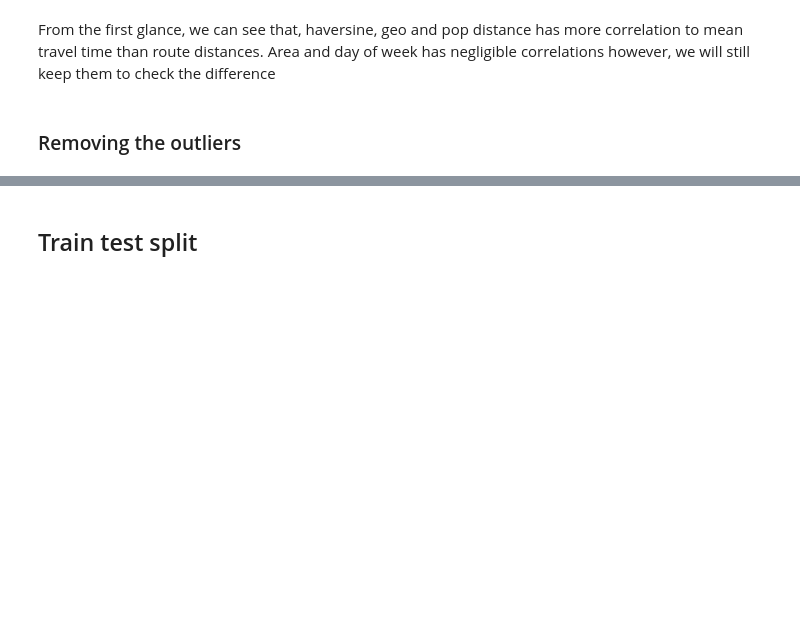
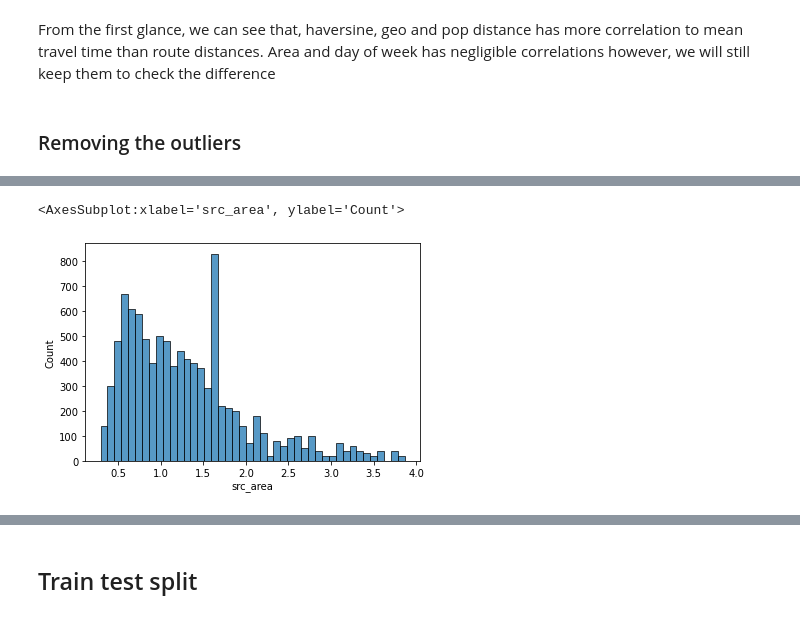
Before and after one commit to aliyusifov99/mec-ds-competition, a Jupyter notebook: Elnur/model-orderly.ipynb, the cells around one changed output, grey strips where cells are left out. Saved outputs shown, nothing was run; the diff lists cells and outputs as text; code cells hidden in the pictures; blank space fills up the shorter version.

```diff
--- a/Elnur/model-orderly.ipynb
+++ b/Elnur/model-orderly.ipynb
@@ -551,0 +576,6 @@ From the first glance, we can see that, haversine, geo and pop distance has more
+# %%
+df_train['src_area'] = df_train["src_area"].mask(df_train["src_area"] > 4, np.mean)
+sns.histplot(df_train['src_area'])
+# %% [output]
+<AxesSubplot:xlabel='src_area', ylabel='Count'>
+[figure, added]
```
Also changed, not shown: parts of 23 cells of this notebook, 4 other files.
